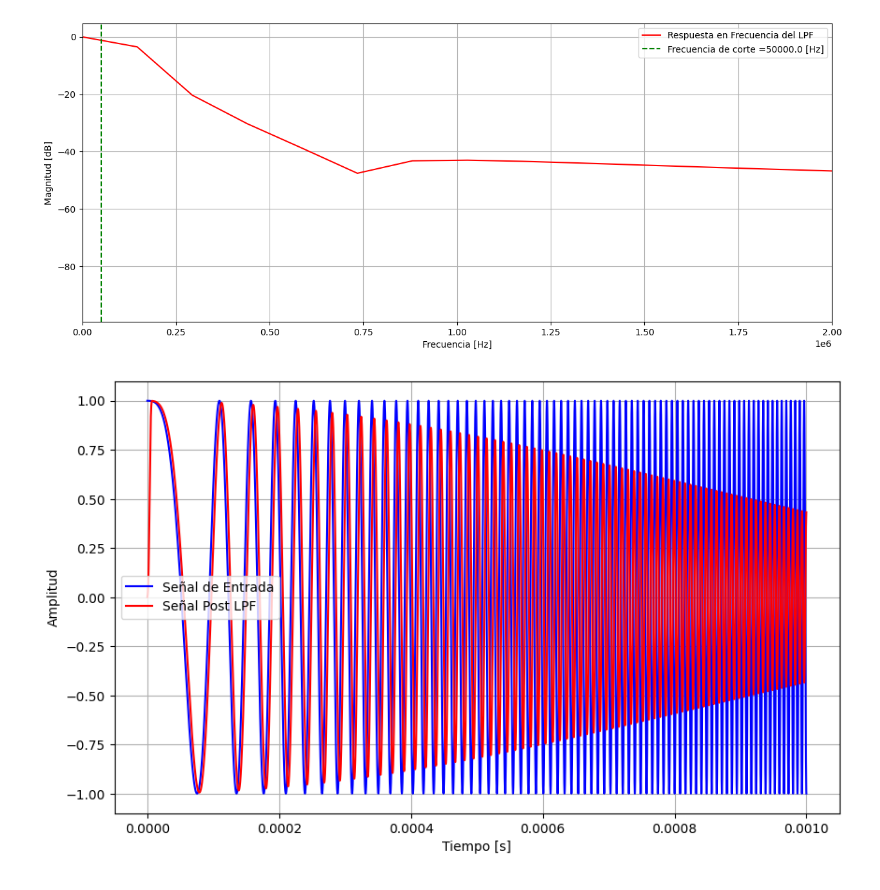
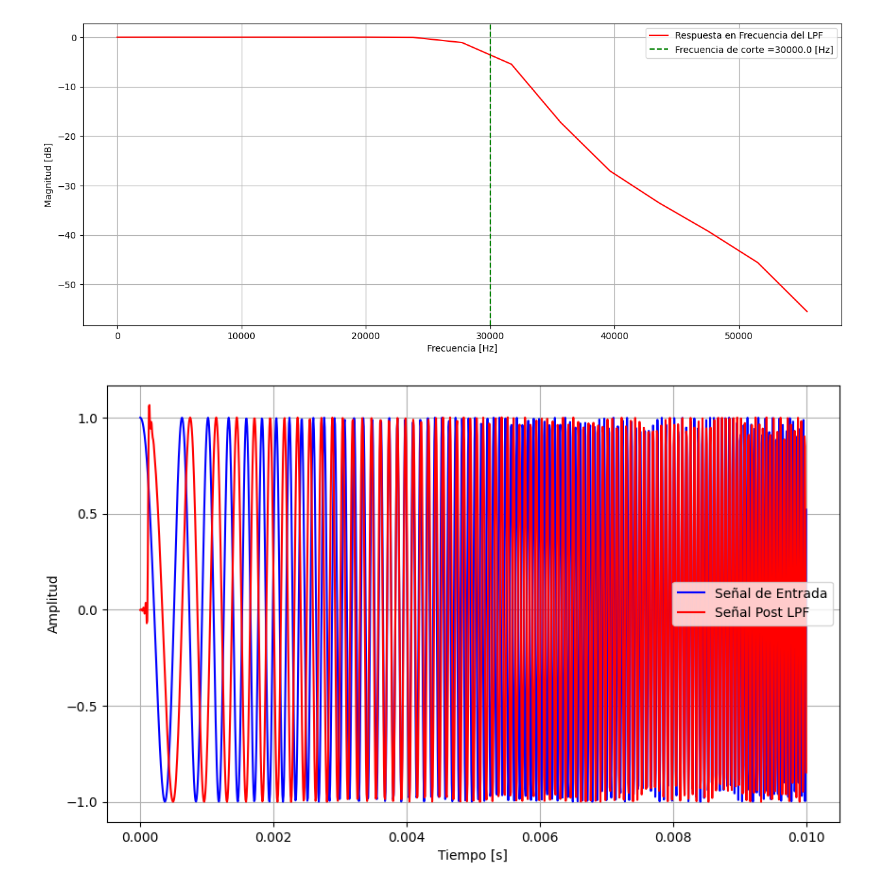
Before and after one commit to adanlema/hfswr_software, a Jupyter notebook: modulos_fpga/receptor/fir_LPF.ipynb, the cells around one changed output. Drawn from its saved outputs; the diff is of its cells as text; code cells hidden in the pictures.

Commit message:
LPF con cutoff=30kHz

```diff
--- a/modulos_fpga/receptor/fir_LPF.ipynb
+++ b/modulos_fpga/receptor/fir_LPF.ipynb
@@ -79,14 +79,14 @@ def respuesta_frecuencia_filtro(coeficientes, frecuencia_corte, frecuencia_muest
     plt.grid(True)
 # %%
 # Parámetros del filtro
-order = 837
-fs = 122.88e6  # Tasa de muestreo, Hz
-cutoff_freq = 50e3  # Frecuencia de corte, Hz
+order = 31
+fs = 122.88e3  # Tasa de muestreo, Hz
+cutoff_freq = 30e3  # Frecuencia de corte, Hz
 
 # Generar señal de entrada
-T = 1e-3  # segundos
+T = 10e-3  # segundos
 F1 = 1e3
-F2 = 150e3
+F2 = 20e3
 n = int(T * fs)  # número total de muestras
 t = np.linspace(0, T, n, endpoint=False)
 s = np.cos(2 * np.pi * t * (F1 + (F2 - F1) / T / 2 * t))
@@ -96,10 +96,10 @@ coeficientes, s_postLPF = fir_lowpass_filter(s, cutoff_freq, fs, order)
 # %%
 plt.figure(figsize=(15, 6))
 respuesta_frecuencia_filtro(coeficientes, cutoff_freq,fs, "Respuesta en Frecuencia del LPF", 'r')
-plt.axis([0,2e6,None,None])
+#plt.axis([0,2e6,None,None])
 plt.show()
 # %% [output]
-[figure, old version]
+[figure, new version]
 # %%
 plt.figure(figsize=(10, 6))
 graficar_t(t,s,"Señal de Entrada",'b')
@@ -107,7 +107,7 @@ graficar_t(t,s_postLPF,"Señal Post LPF",'r')
 plt.grid()
 plt.show()
 # %% [output]
-[figure, old version]
+[figure, new version]
 # %%
 # Escribir coeficientes del filtro FIR en archivo .coe
 write_hex_coe('files/fir_LPF.coe', coeficientes)
```
Also changed, not shown: 1 other file.
